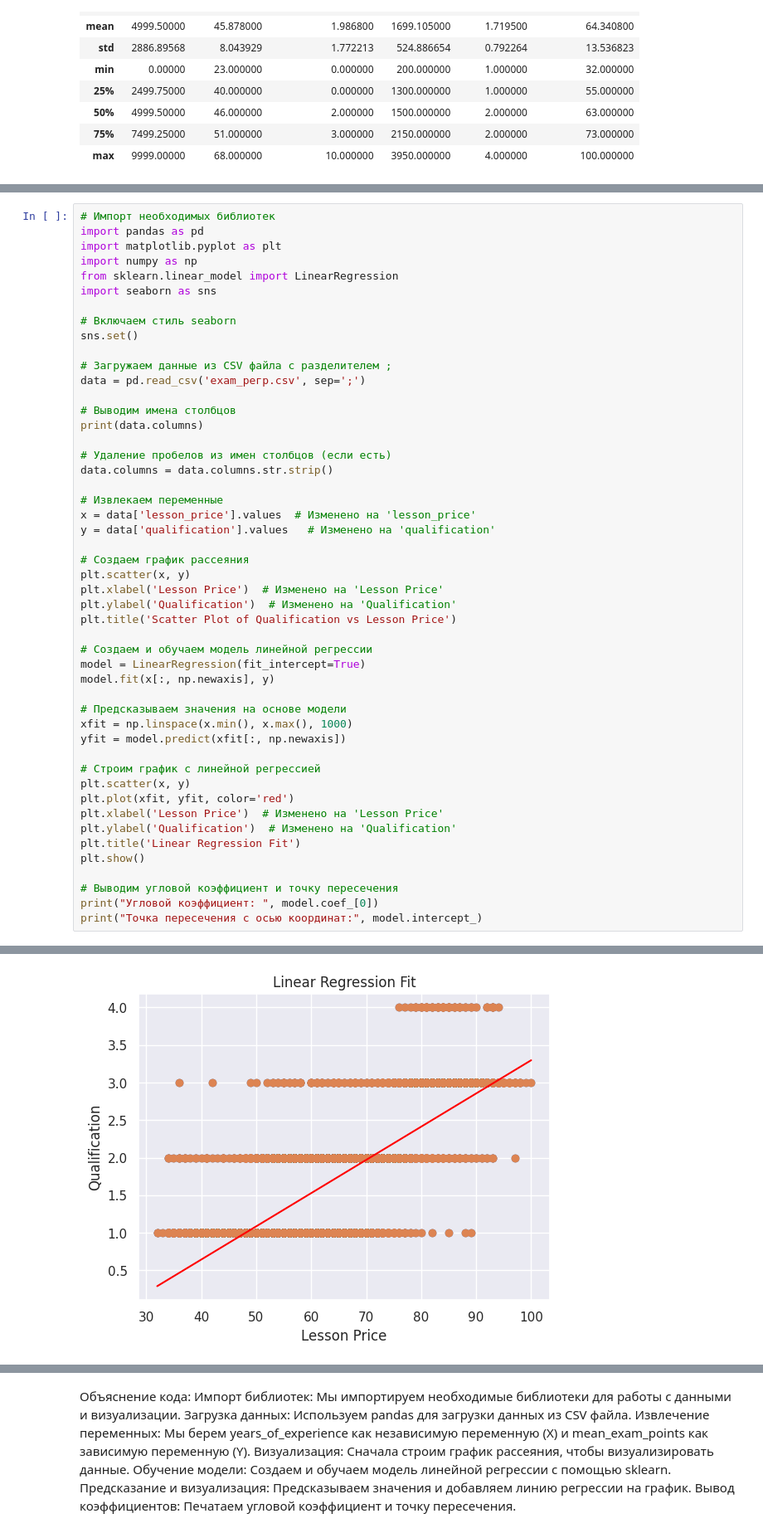
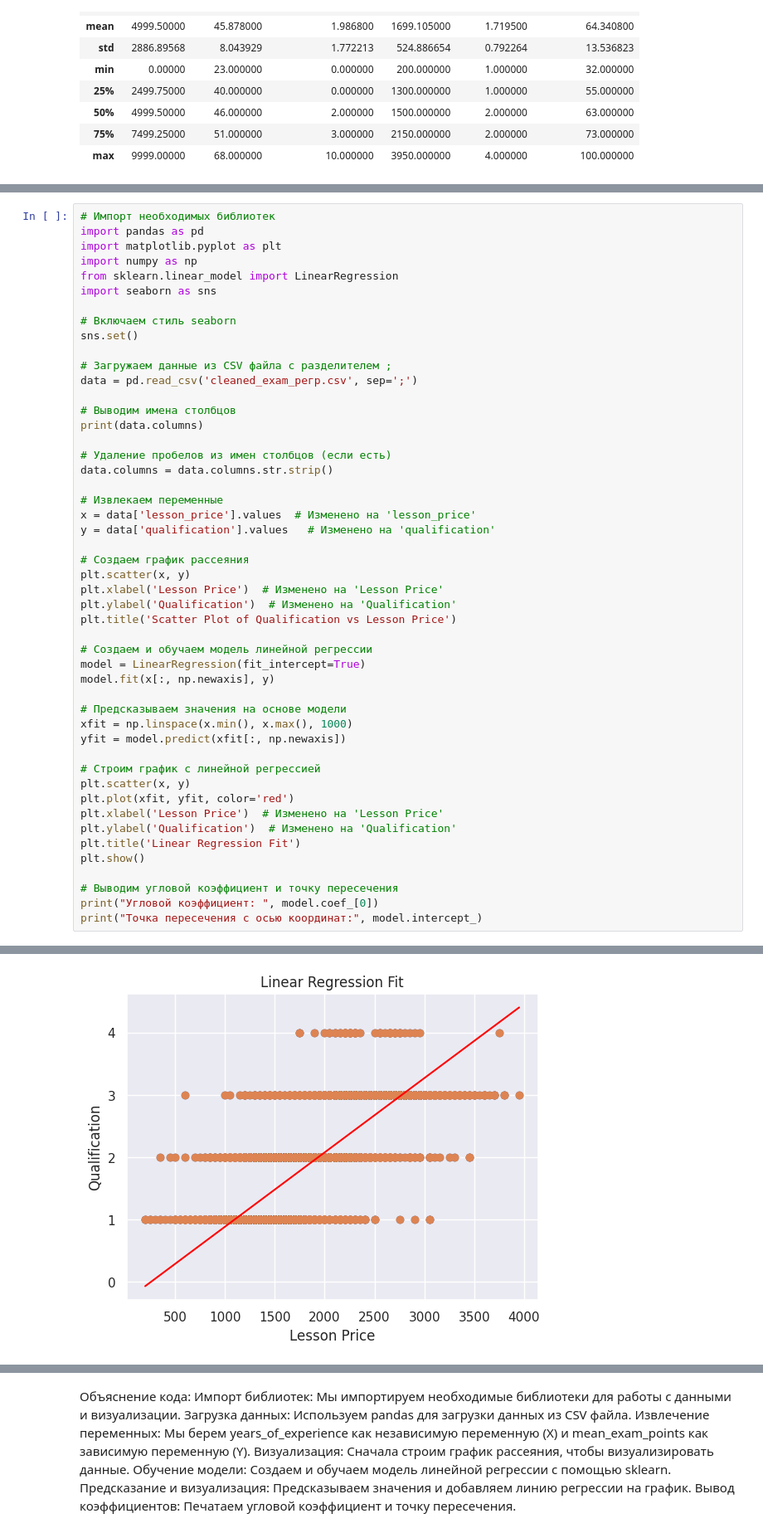
Before and after one commit to b221b/vis43, a Jupyter notebook: Машинное Обучение/Lab05_-_RegClassCluster/Lab05_homework.ipynb, the cells around one changed output, grey strips where cells are left out. Shown at 83% size. Cells and saved outputs as stored; diff of their text form.

```diff
--- a/Машинное Обучение/Lab05_-_RegClassCluster/Lab05_homework.ipynb
+++ b/Машинное Обучение/Lab05_-_RegClassCluster/Lab05_homework.ipynb
@@ -445,7 +480,7 @@ import seaborn as sns
 sns.set()
 
 # Загружаем данные из CSV файла с разделителем ;
-data = pd.read_csv('exam_регр.csv', sep=';')
+data = pd.read_csv('cleaned_exam_регр.csv', sep=';')
 
 # Выводим имена столбцов
 print(data.columns)
@@ -460,31 +495,31 @@ y = data['qualification'].values   # Изменено на 'qualification'
 # Создаем график рассеяния
 plt.scatter(x, y)
 plt.xlabel('Lesson Price')  # Изменено на 'Lesson Price'
 plt.ylabel('Qualification')  # Изменено на 'Qualification'
 plt.title('Scatter Plot of Qualification vs Lesson Price')
 
 # Создаем и обучаем модель линейной регрессии
 model = LinearRegression(fit_intercept=True)
 model.fit(x[:, np.newaxis], y)
 
 # Предсказываем значения на основе модели
 xfit = np.linspace(x.min(), x.max(), 1000)
 yfit = model.predict(xfit[:, np.newaxis])
 
 # Строим график с линейной регрессией
 plt.scatter(x, y)
 plt.plot(xfit, yfit, color='red')
 plt.xlabel('Lesson Price')  # Изменено на 'Lesson Price'
 plt.ylabel('Qualification')  # Изменено на 'Qualification'
 plt.title('Linear Regression Fit')
 plt.show()
 
 # Выводим угловой коэффициент и точку пересечения
 print("Угловой коэффициент: ", model.coef_[0])
 print("Точка пересечения с осью координат:", model.intercept_)
 # %% [output]
 Index(['Id', 'age', 'years_of_experience', 'lesson_price', 'qualification',
        'physics', 'chemistry', 'biology', 'english', 'geography', 'history',
        'mean_exam_points'],
       dtype='object')
-[figure, old version]
+[figure, new version]
```
Also changed, not shown: parts of 8 cells of this notebook, 2 other files.
